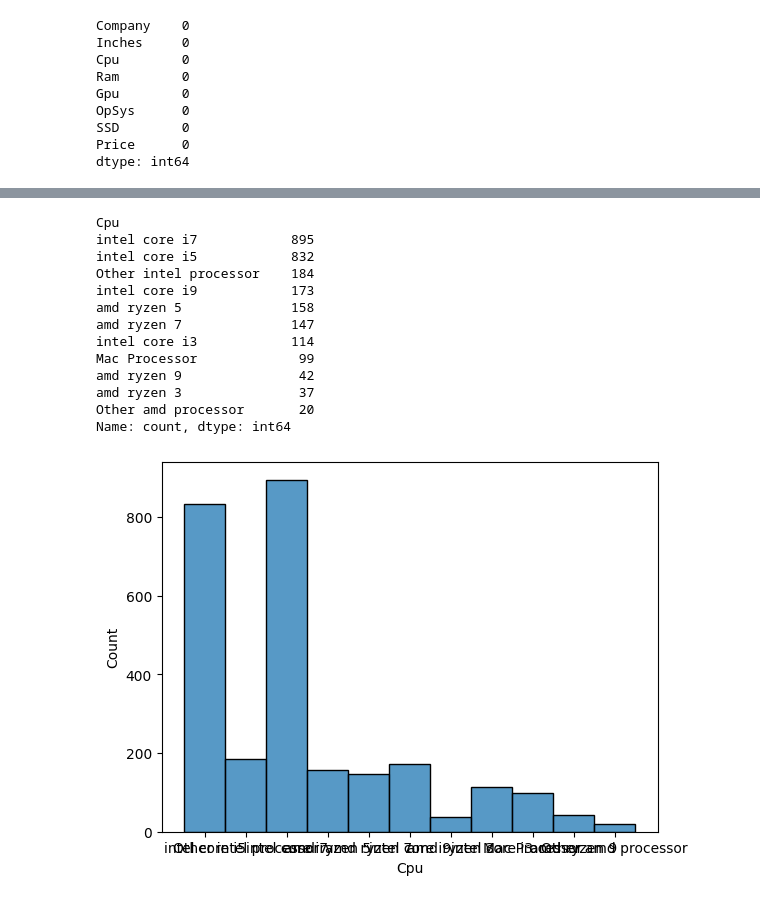
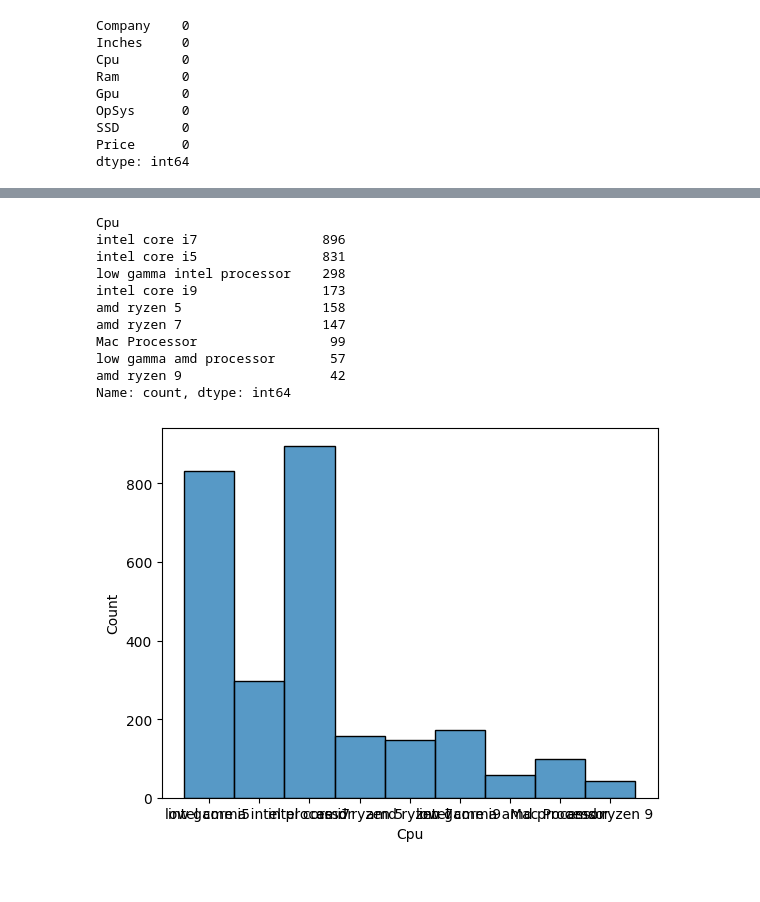
Before and after one commit to Terminator-True/Laptop-price-predictor, a Jupyter notebook: main.ipynb, the cells around one changed output, grey strips where cells are left out. Cells and saved outputs as stored; diff of their text form; code cells hidden in the pictures.

```diff
--- a/main.ipynb
+++ b/main.ipynb
@@ -77,37 +77,41 @@ Name: count, Length: 208, dtype: int64
 # %%
 def cpu_type_define(text):
     text = text.split(' ')
     if text[0] == 'intel':
         if 'i' in text[-1]:
+            if text[-1].split('-')[0] == 'i3':
+                return 'low gamma intel processor'
+
             return text[0]+' '+text[1]+' '+text[-1].split('-')[0]
 
-        return 'Other intel processor'
+        return 'low gamma intel processor'
     elif text[0] == 'amd':
         if text[1] == 'ryzen':
+            if text[2] == '3':
+                return 'low gamma amd processor'
+
             return text[0]+' '+text[1]+' '+text[2]
 
-        return 'Other amd processor'
+        return 'low gamma amd processor'
     elif 'm' in text[0]:
         return 'Mac Processor'
     else:
         return 'Other Processor'
 
 data['Cpu'] = data['Cpu'].apply(cpu_type_define)
 sns.histplot(data=data,x='Cpu')
 data['Cpu'].value_counts()
 # %% [output]
 Cpu
-intel core i7            895
-intel core i5            832
-Other intel processor    184
-intel core i9            173
-amd ryzen 5              158
-amd ryzen 7              147
-intel core i3            114
-Mac Processor             99
-amd ryzen 9               42
-amd ryzen 3               37
-Other amd processor       20
+intel core i7                896
+intel core i5                831
+low gamma intel processor    298
+intel core i9                173
+amd ryzen 5                  158
+amd ryzen 7                  147
+Mac Processor                 99
+low gamma amd processor       57
+amd ryzen 9                   42
 Name: count, dtype: int64
-[figure, old version]
+[figure, new version]
 # %%
```
Also changed, not shown: parts of 23 cells of this notebook, 6 other files.
